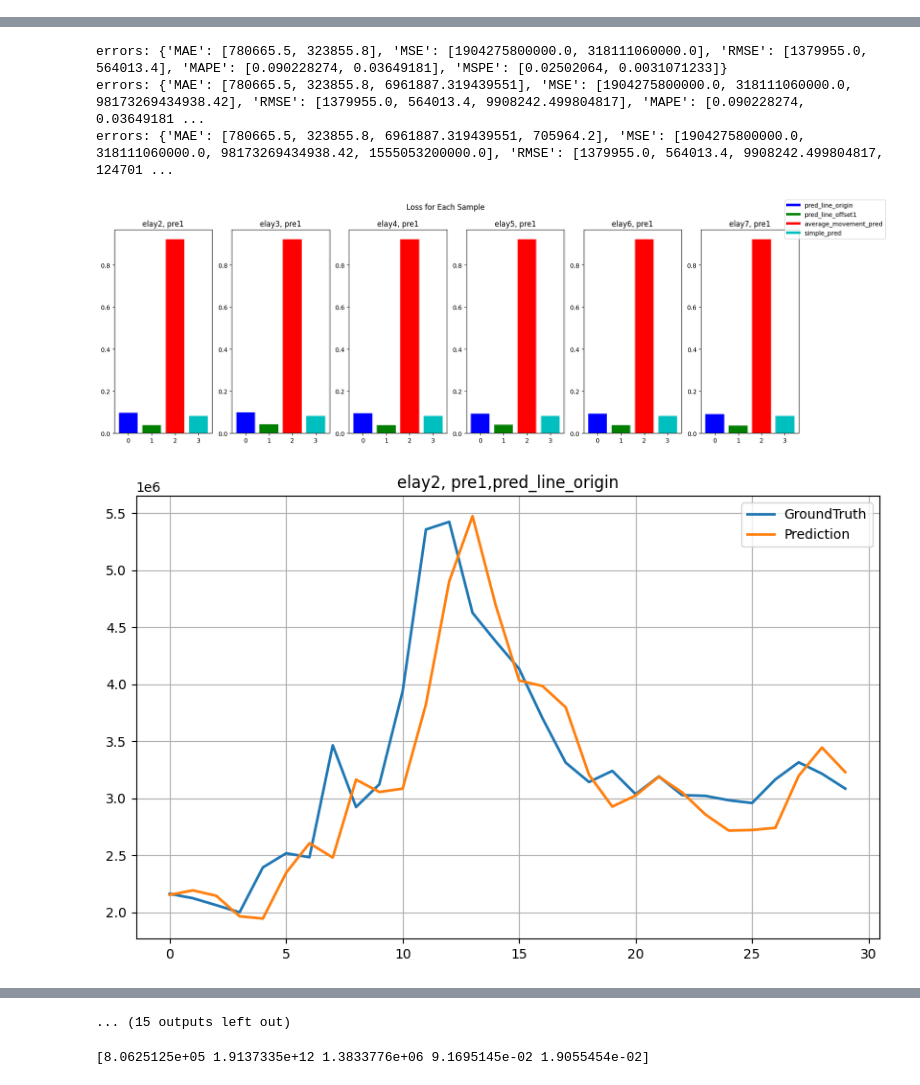
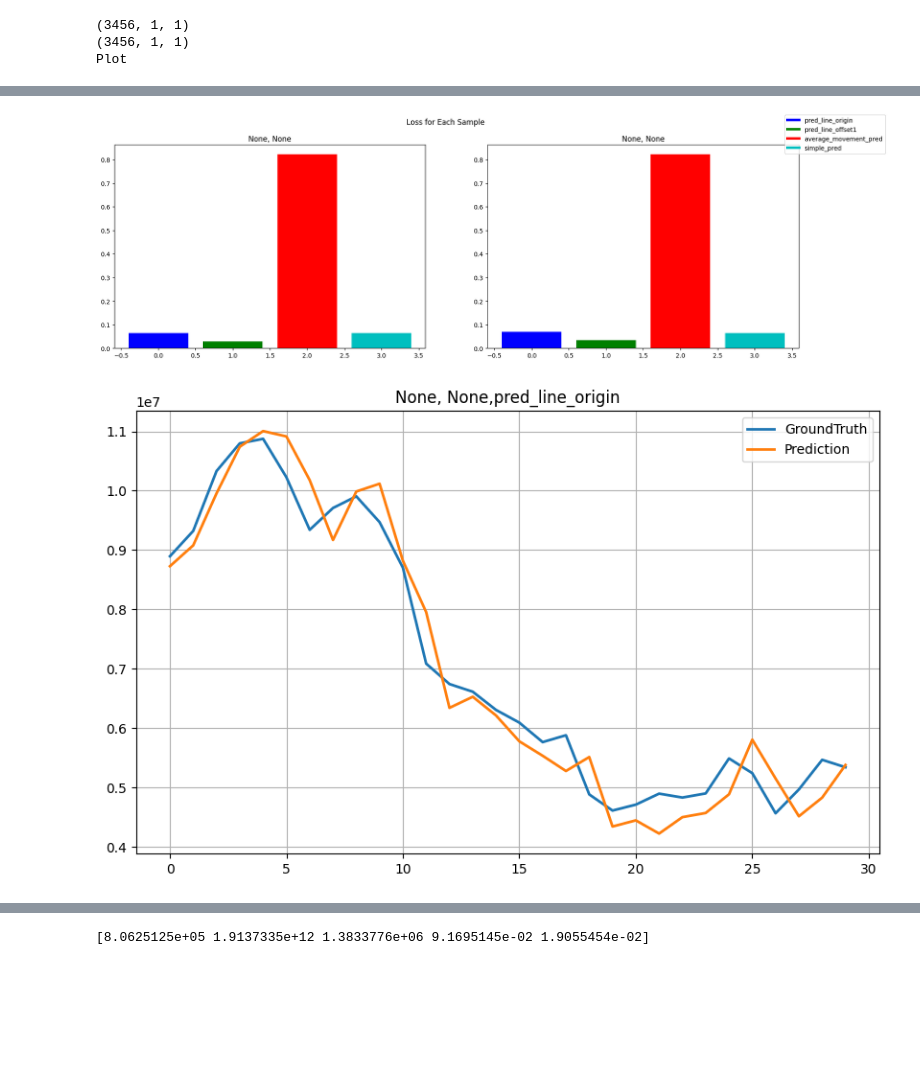
Before and after one commit to antigoneum/ClusterTracePredictModule, a Jupyter notebook: plot.ipynb, the cells around one changed output, grey strips where cells are left out. Cells and saved outputs as stored; diff of their text form; code cells hidden in the pictures; blank space fills up the shorter version.

```diff
--- a/plot.ipynb
+++ b/plot.ipynb
@@ -6,9 +6,9 @@ import glob
 import re
 # %%
 target_paths = []
-target_paths = glob.glob('/home/antigone/cluster-trace-predict/ClusterTracePredictModule/results/long_term_forecast_t1_25_CTPF_topk_5_elay*_pre1_TimesNet_CT2018_ftS_sl16_ll*_pl*_dm16_nh8_el*_dl1_df32_expand2_dc4_fc3_ebtimeF_dtTrue_Exp_0')
-
-target_paths = sorted(target_paths, key=lambda x: int(re.search(r'elay(\d+)', x).group(1)))
+target_paths = glob.glob('/home/antigone/cluster-trace-predict/ClusterTracePredictModule/results/long_term_forecast_wandb_grid_TimesNet_CT2018_ftS_sl64_ll1_pl1_dm64_nh8_el2_dl1_df16_expand2_dc4_fc3_ebtimeF_dtTrue_mr8h4jq1_0')
+target_paths.append("/home/antigone/cluster-trace-predict/ClusterTracePredictModule/results/long_term_forecast_wandb_grid_TimesNet_CT2018_ftS_sl64_ll1_pl1_dm64_nh8_el2_dl1_df16_expand2_dc4_fc3_ebtimeF_dtTrue_j3ln88mf_0")
+# target_paths = sorted(target_paths, key=lambda x: int(re.search(r'elay(\d+)', x).group(1)))
 print(target_paths)
 print(len(target_paths))
 # %% [output]
@@ -225,6 +228,10 @@ for path in target_paths:
         # manual_offset = 1,
         title=title,
     )
+# %% [output]
+(3456, 1, 1)
+(3456, 1, 1)
+Plot
 # %%
 ##统计绘图
 def plot_loss(trues,preds,labels,loss_fn,axs,title):
@@ -299,7 +306,8 @@ for index, path in enumerate(target_paths):
     # lookback_field = extract_lookback(path)
     lookback_field = extract_lookback(path)
     pre_field = extract_pre(path)
-    pre_number = int(re.search(r'\d+', pre_field).group(0))
+    # pre_number = int(re.search(r'\d+', pre_field).group(0))
+    pre_number = 1
     if lookback_field:
         title = f"Plot with lookback{lookback_field}, pre{pre_field}"
         match = re.search(r'\d+', lookback_field)
@@ -312,7 +320,7 @@ for index, path in enumerate(target_paths):
     true_line = concat_data(true_line, range(0, true_line.shape[0], pre_number))
     print("after concate",true_line.shape)
     print(title)
-    print(lookback_number)
+    # print(lookback_number)
     print(range(0, pred_line.shape[0], pred_line.shape[1]))
     pred_line_origin = concat_data(pred_line, range(0, pred_line.shape[0], pre_number))#offset=0
     print("pred_line_origin shape:",pred_line_origin.shape)
@@ -367,5 +375,2 @@ errors: {'MAE': [780665.5], 'MSE': [1904275800000.0], 'RMSE': [1379955.0], 'MAPE
-errors: {'MAE': [780665.5, 323855.8], 'MSE': [1904275800000.0, 318111060000.0], 'RMSE': [1379955.0, 564013.4], 'MAPE': [0.090228274, 0.03649181], 'MSPE': [0.02502064, 0.0031071233]}
-errors: {'MAE': [780665.5, 323855.8, 6961887.319439551], 'MSE': [1904275800000.0, 318111060000.0, 98173269434938.42], 'RMSE': [1379955.0, 564013.4, 9908242.499804817], 'MAPE': [0.090228274, 0.03649181 ...
-errors: {'MAE': [780665.5, 323855.8, 6961887.319439551, 705964.2], 'MSE': [1904275800000.0, 318111060000.0, 98173269434938.42, 1555053200000.0], 'RMSE': [1379955.0, 564013.4, 9908242.499804817, 124701 ...
-[figure, old version]
+[figure, new version]
-[figure, old version]
+[figure, new version]
@@ -380,4 +384,3 @@ errors: {'MAE': [780665.5, 323855.8, 6961887.319439551, 705964.2], 'MSE': [19042
-... (15 outputs left out)
 # %%
 import numpy as np
 
```
Also changed, not shown: parts of 3 cells of this notebook, 5 other files.
